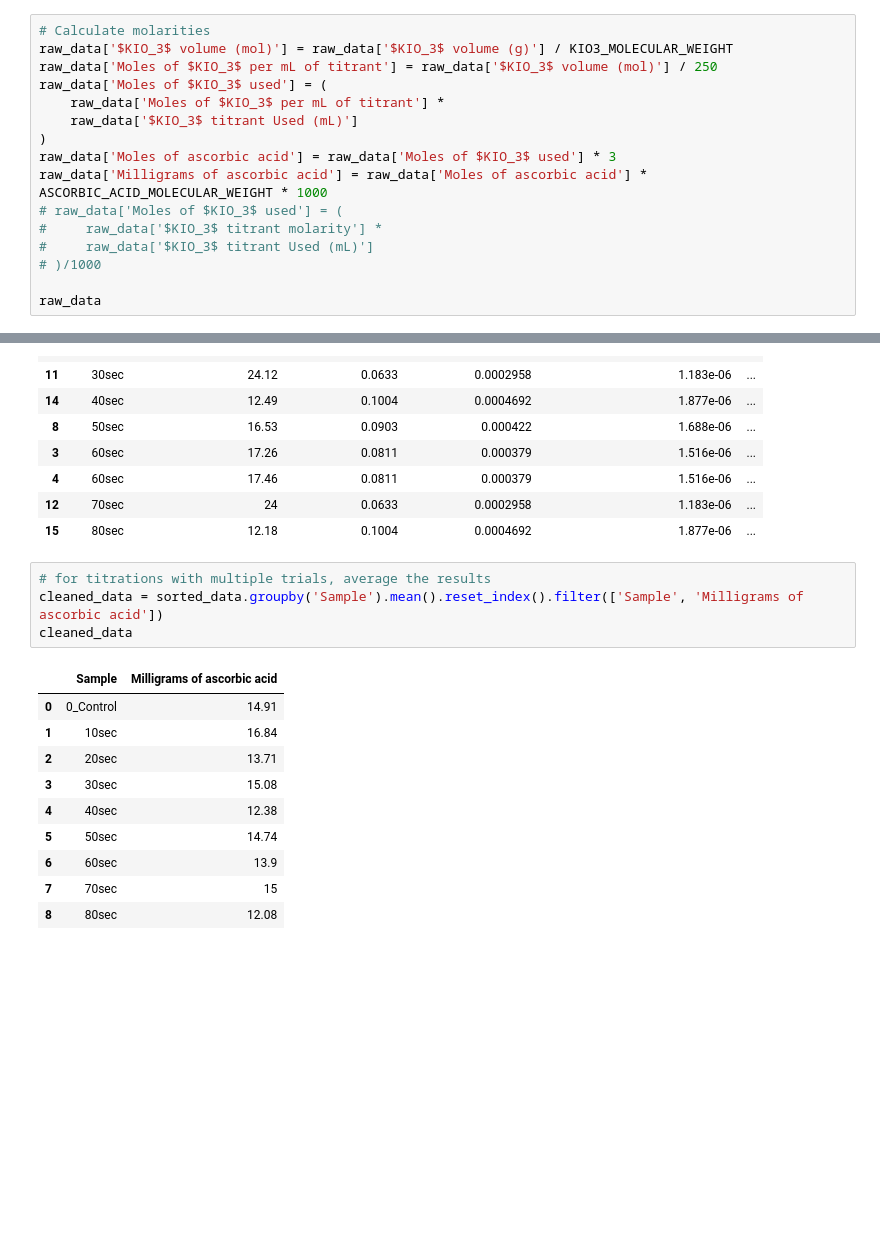
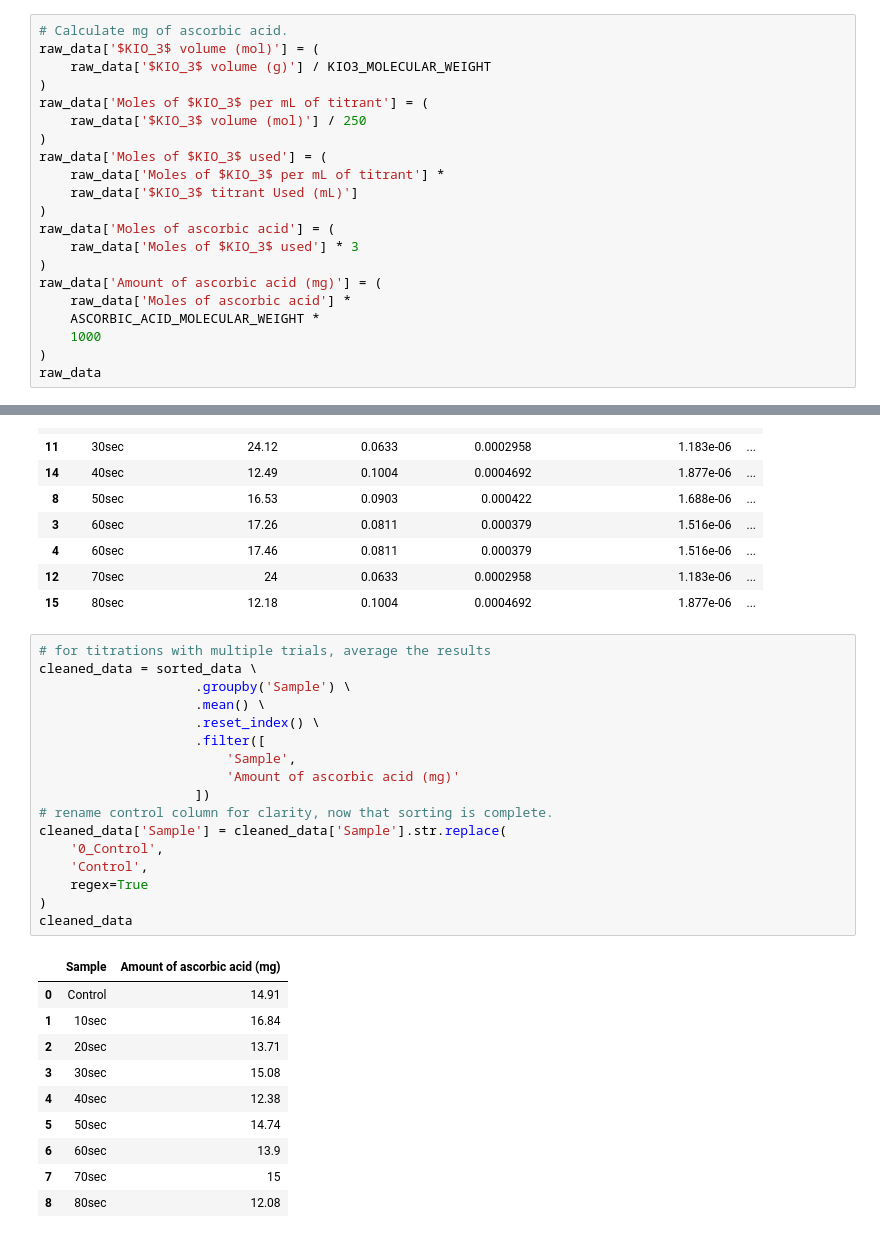
Before and after one commit to ThatNerdSquared/datasci-studio, a Jupyter notebook: chem123-exp9/chem123-exp9-analysis.ipynb, the cells around one changed output, grey strips where cells are left out. Cells and saved outputs as stored; diff of their text form; blank space fills up the shorter version.

```diff
--- a/chem123-exp9/chem123-exp9-analysis.ipynb
+++ b/chem123-exp9/chem123-exp9-analysis.ipynb
@@ -51,20 +56,25 @@ raw_data
 | 14 | 40sec | 12.49 | 0.1004 |
 | 15 | 80sec | 12.18 | 0.1004 |
 # %%
-# Calculate molarities
-raw_data['$KIO_3$ volume (mol)'] = raw_data['$KIO_3$ volume (g)'] / KIO3_MOLECULAR_WEIGHT
-raw_data['Moles of $KIO_3$ per mL of titrant'] = raw_data['$KIO_3$ volume (mol)'] / 250
+# Calculate mg of ascorbic acid.
+raw_data['$KIO_3$ volume (mol)'] = (
+    raw_data['$KIO_3$ volume (g)'] / KIO3_MOLECULAR_WEIGHT
+)
+raw_data['Moles of $KIO_3$ per mL of titrant'] = (
+    raw_data['$KIO_3$ volume (mol)'] / 250
+)
 raw_data['Moles of $KIO_3$ used'] = (
     raw_data['Moles of $KIO_3$ per mL of titrant'] *
     raw_data['$KIO_3$ titrant Used (mL)']
 )
-raw_data['Moles of ascorbic acid'] = raw_data['Moles of $KIO_3$ used'] * 3
-raw_data['Milligrams of ascorbic acid'] = raw_data['Moles of ascorbic acid'] * ASCORBIC_ACID_MOLECULAR_WEIGHT * 1000
-# raw_data['Moles of $KIO_3$ used'] = (
-#     raw_data['$KIO_3$ titrant molarity'] *
-#     raw_data['$KIO_3$ titrant Used (mL)']
-# )/1000
-
+raw_data['Moles of ascorbic acid'] = (
+    raw_data['Moles of $KIO_3$ used'] * 3
+)
+raw_data['Amount of ascorbic acid (mg)'] = (
+    raw_data['Moles of ascorbic acid'] *
+    ASCORBIC_ACID_MOLECULAR_WEIGHT *
+    1000
+)
 raw_data
 # %% [output]
 |  | Sample | $KIO_3$ titrant Used (mL) | $KIO_3$ volume (g) | $KIO_3$ volume (mol) | Moles of $KIO_3$ per mL of titrant | ... |
@@ -108,11 +118,24 @@ sorted_data
 | 15 | 80sec | 12.18 | 0.1004 | 0.0004692 | 1.877e-06 | ... |
 # %%
 # for titrations with multiple trials, average the results
-cleaned_data = sorted_data.groupby('Sample').mean().reset_index().filter(['Sample', 'Milligrams of ascorbic acid'])
+cleaned_data = sorted_data \
+                    .groupby('Sample') \
+                    .mean() \
+                    .reset_index() \
+                    .filter([
+                        'Sample',
+                        'Amount of ascorbic acid (mg)'
+                    ])
+# rename control column for clarity, now that sorting is complete.
+cleaned_data['Sample'] = cleaned_data['Sample'].str.replace(
+    '0_Control',
+    'Control',
+    regex=True
+)
 cleaned_data
 # %% [output]
-|  | Sample | Milligrams of ascorbic acid |
-| 0 | 0_Control | 14.91 |
+|  | Sample | Amount of ascorbic acid (mg) |
+| 0 | Control | 14.91 |
 | 1 | 10sec | 16.84 |
 | 2 | 20sec | 13.71 |
 | 3 | 30sec | 15.08 |
```
Also changed, not shown: parts of 2 cells of this notebook, 1 other file.
